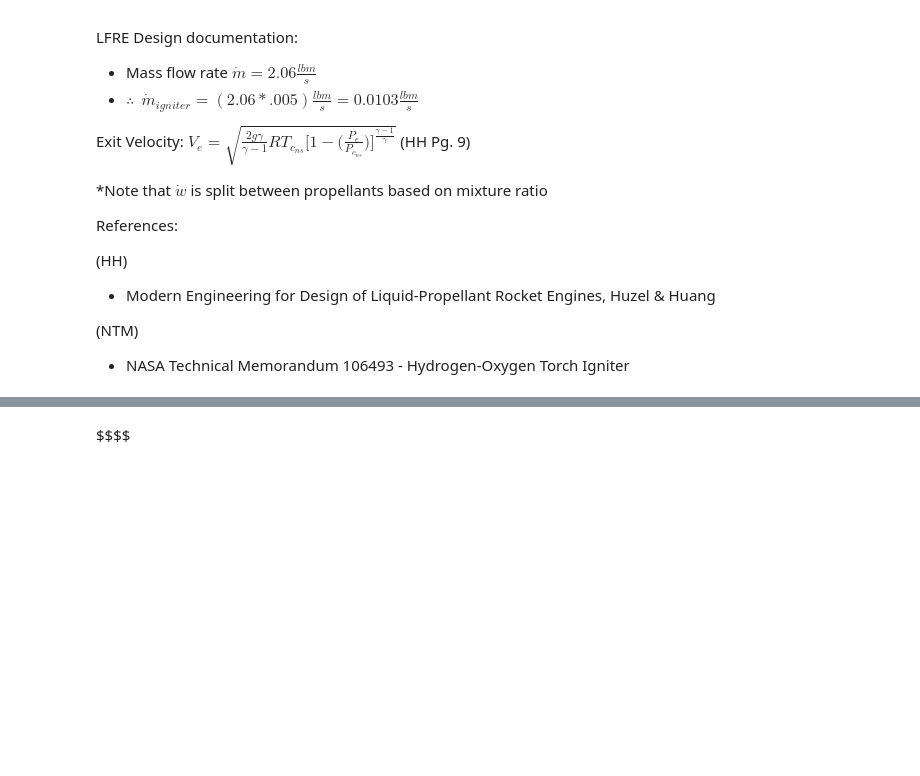
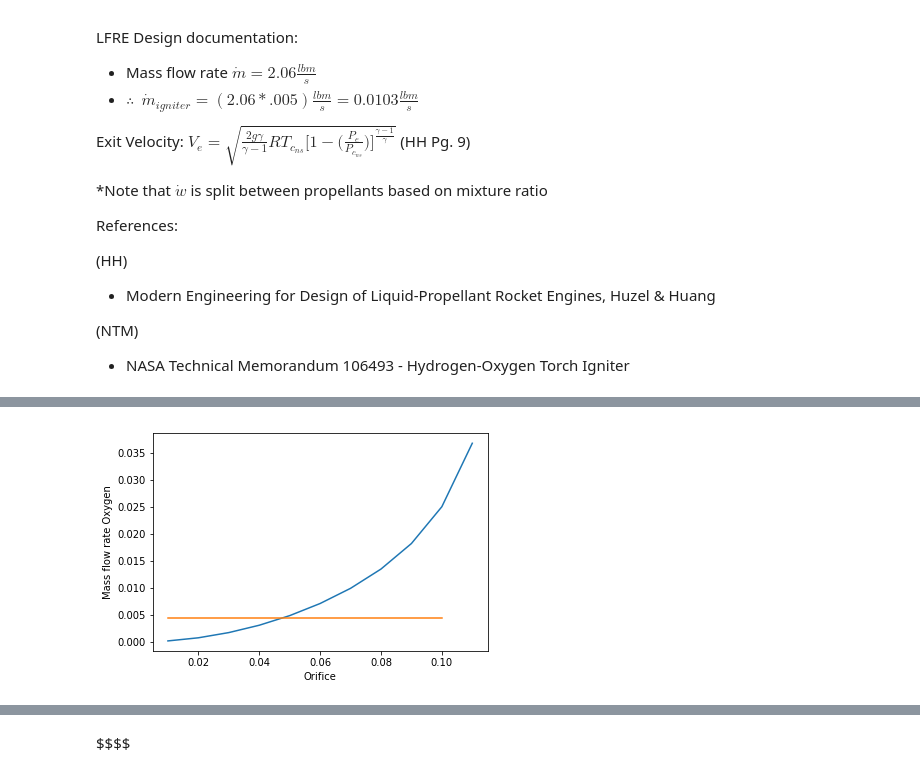
Before and after one commit to psas/liquid-engine-test-stand, a Jupyter notebook: igniter/Igniter Calculations.ipynb, the cells around one changed output, grey strips where cells are left out. Drawn from its saved outputs; the diff is of its cells as text; code cells hidden in the pictures; blank space fills up the shorter version.

```diff
--- a/igniter/Igniter Calculations.ipynb
+++ b/igniter/Igniter Calculations.ipynb
@@ -170,0 +192,95 @@ $P_{1f} = P_{ch} + \rho_f \frac{\left(\frac{\dot{m}_f}{\rho_f A_f} \right) ^2}{2
+# %%
+import math
+from mpmath import *
+import sympy as sympy
+#from sympy.solvers import solveset
+from sympy import *
+sympy.init_printing(use_unicode=False, wrap_line=True)
+import math
+from matplotlib import pyplot as plt
+
+# Pressure calculations for GOX orifice
+
+#Controllable variables
+pressure_inlet_GOX        = 400 # Oxygen set pressure at inlet
+discharge_coefficient     = 0.62 # first approximation value for orifice plate discharge coefficient
+
+
+
+q_mo = []
+gox_orifice =[]
+
+for x in range(1, 12):
+    orifice_diameter= x/100
+    gox_orifice.append(orifice_diameter)
+    orifice_area    = 1/4*3.14159*orifice_diameter**2
+    diameter_ratio_beta   = orifice_diameter/tube_125
+    constant_c            = discharge_coefficient / (1-diameter_ratio_beta**4)**(1/2)
+    q_mo.append(constant_c * orifice_area *
+            (specific_heat_GOX * density_GOX * pressure_inlet_GOX *
+            (2/(specific_heat_GOX + 1))**((specific_heat_GOX + 1)/(specific_heat_GOX - 1)))**(1/2))
+    #q_mo.append(q_mo)
+
+
+y = [flowrate_mass_O, flowrate_mass_O]
+x = [.01, .1]
+
+
+plt.plot(gox_orifice, q_mo)
+plt.plot(x, y)
+plt.ylabel('Mass flow rate Oxygen')
+plt.xlabel('Orifice')
+plt.show()
+
+#orifice_diameter      = .08 # diameter of orifice
+#orifice_area          = 1/4*pi()*orifice_diameter**2
+
+#diameter_ratio_beta   = orifice_diameter/tube_125
+#constant_c            = discharge_coefficient / (1-diameter_ratio_beta**4)**(1/2)
+
+#pressure_inlet_fuel
+
+#Previously defined variables
+#area_125                # tube are
+#density_GOX
+#density_fuel
+#flowrate_mass_O
+#flowrate_mass_f
+#velocity_flow_GOX
+#veloctiy_flow_fuel
+#specific_heat_GOX
+
+
+#Solve for the diameter of orifice plate for oxygen. Will be different given different upstream pressures.
+#with a desired mass flow rate we can rearrange the equation for oxygen mass flow rate to solve for
+#the needed diameter.
+
+#solving for mass flow rates using different orifice diameters:
+
+orifice_diameter      = .052 # inch #55 drill bit size diameter of orifice
+orifice_area          = 1/4*3.14159*orifice_diameter**2
+
+diameter_ratio_beta   = orifice_diameter/tube_125
+constant_c            = discharge_coefficient / (1-diameter_ratio_beta**4)**(1/2)
+
+q_mo = constant_c * orifice_area * (specific_heat_GOX * density_GOX * pressure_inlet_GOX *
+            (2/(specific_heat_GOX + 1))**((specific_heat_GOX + 1)/(specific_heat_GOX - 1)))**(1/2)
+
+
+#may also want to solve for an orifice diameter equal to the pipe diameter if possible.
+
+#orifice_diameter_o = ((1/tube_125**4) + (discharge_coefficient*pi()**2)/(16*flowrate_mass_O) *
+#                     specific_heat_GOX * density_GOX * pressure_inlet_GOX *
+#                     (2/(specific_heat_GOX + 1))**((specific_heat_GOX + 1)/(specific_heat_GOX - 1)))**(1/4)
+
+#pressure_inlet_fuel      #Fuel inlet pressure
+
+
+
+print("Needed Mass flow rate Oxygen,   flowrate_mass_O   = %.5f lbm/s" % flowrate_mass_O)
+
+print("Mass flow rate Oxygen,                     q_mo   = %.5f lbm/s" % q_mo)
+
+print("Oxygen orifice diameter,     orifice_diameter_o   = %.4f in" % orifice_diameter)
+# %% [output]
+[figure, added]
```
Also changed, not shown: parts of 6 cells of this notebook.
